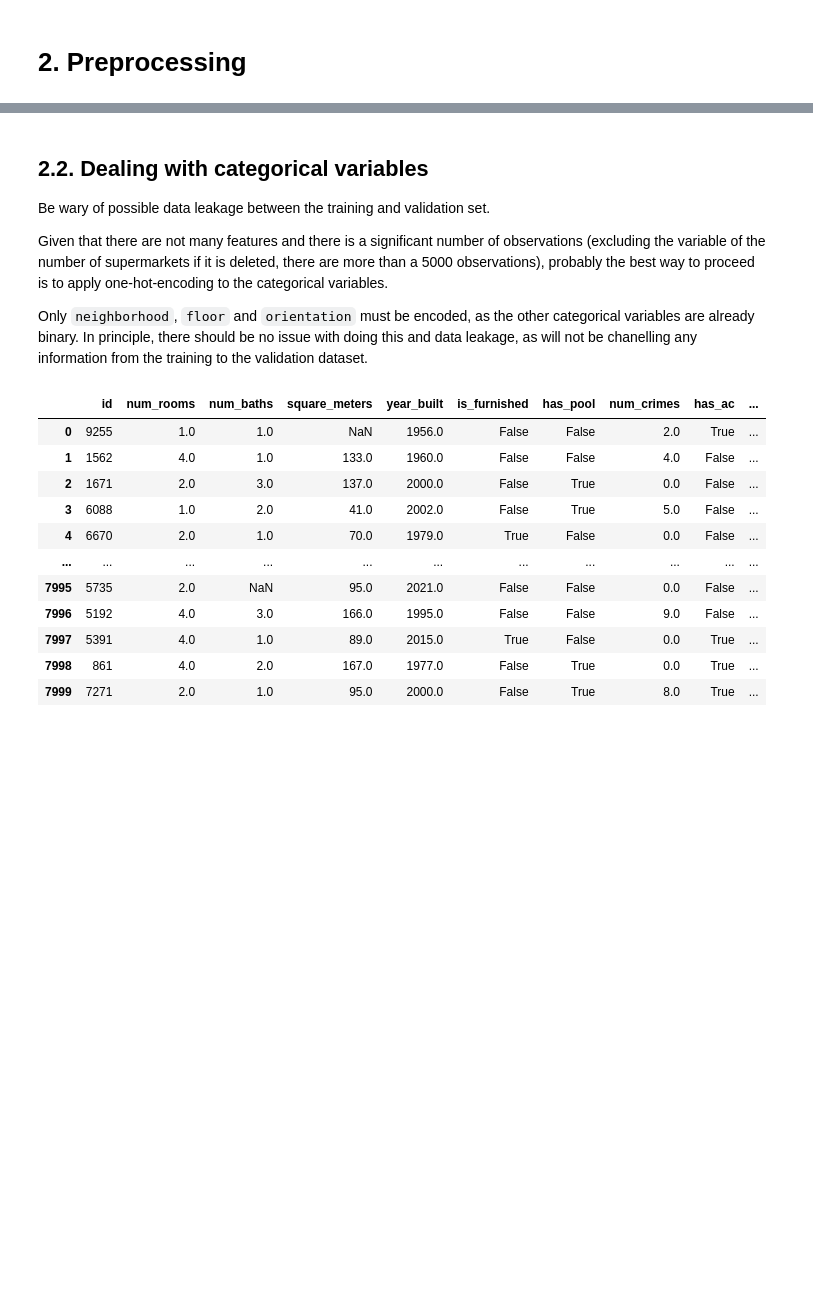
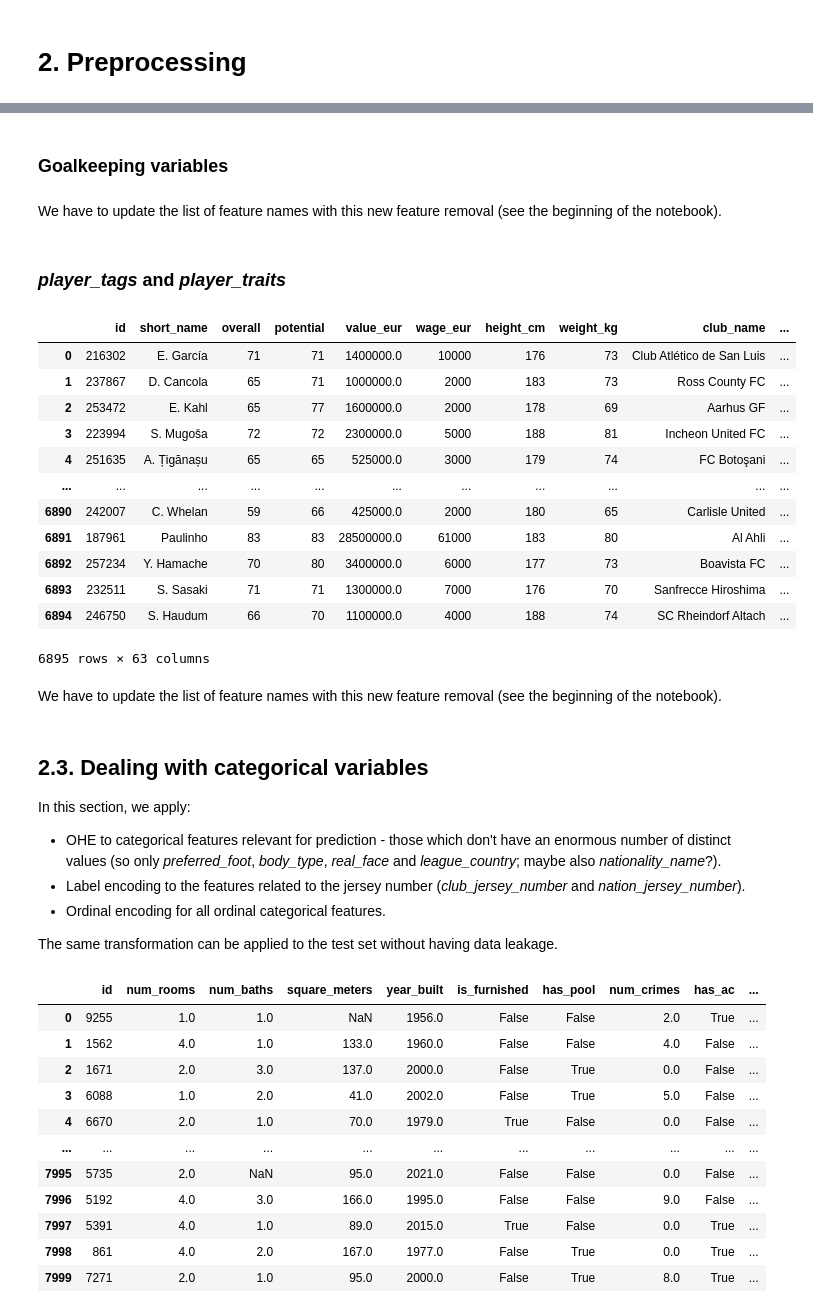
Before and after one commit to simonvellin/football_position_prediction, a Jupyter notebook: pablo/2_preprocessing.ipynb, the cells around one changed output, grey strips where cells are left out. Saved outputs shown, nothing was run; the diff lists cells and outputs as text; code cells hidden in the pictures; blank space fills up the shorter version.

```diff
--- a/pablo/2_preprocessing.ipynb
+++ b/pablo/2_preprocessing.ipynb
@@ -18,3 +15,14 @@ We import the data from the final EDA dataset:
 # %%
-df3 = pd.read_csv('1_EDA_datasets/EDA_dataset_df3.csv')
-df3
+# We import the training dataset
+df_og = pd.read_csv('../train.csv')
+
+# We create a copy of the original dataset, so that we do not have to load the dataset
+# again if we want to go back to the original one
+df = df_og.copy()
+
+# We import the training dataset
+dft_og = pd.read_csv('../test.csv')
+
+# We create a copy of the original dataset, so that we do not have to load the dataset
+# again if we want to go back to the original one
+dft = dft_og.copy()
@@ -201,0 +286,11 @@ Create features that may be useful for improving the predictions (before splitti
+# %% [markdown]
+### Goalkeeping variables
+# %%
+df_gk = df_dates.copy()
+dft_gk = dft_dates.copy()
+
+# Drop the goalkeeper columns
+## Training
+df_gk.drop(columns=['goalkeeping_diving', 'goalkeeping_handling', 'goalkeeping_kicking', 'goalkeeping_positioning', 'goalkeeping_reflexes'], inplace=True)
+## Test
+dft_gk.drop(columns=['goalkeeping_diving', 'goalkeeping_handling', 'goalkeeping_kicking', 'goalkeeping_positioning', 'goalkeeping_reflexes'], inplace=True)
@@ -202,10 +299,42 @@ Create features that may be useful for improving the predictions (before splitti
+# %% [markdown]
+We have to update the list of feature names with this new feature removal (see the beginning of the notebook).
+# %% [markdown]
+### *player_tags* and *player_traits*
+# %%
+df_notext = df_gk.copy()
+dft_notext = dft_gk.copy()
+
+# Drop the tags and traits columns
+## Training
+df_notext.drop(columns=['player_tags', 'player_traits'], inplace=True)
+## Test
+dft_notext.drop(columns=['player_tags', 'player_traits'], inplace=True)
+# %%
+df_notext
+# %% [output]
+|  | id | short_name | overall | potential | value_eur | wage_eur | height_cm | weight_kg | club_name | ... |
+| 0 | 216302 | E. García | 71 | 71 | 1400000.0 | 10000 | 176 | 73 | Club Atlético de San Luis | ... |
+| 1 | 237867 | D. Cancola | 65 | 71 | 1000000.0 | 2000 | 183 | 73 | Ross County FC | ... |
+| 2 | 253472 | E. Kahl | 65 | 77 | 1600000.0 | 2000 | 178 | 69 | Aarhus GF | ... |
+| 3 | 223994 | S. Mugoša | 72 | 72 | 2300000.0 | 5000 | 188 | 81 | Incheon United FC | ... |
+| 4 | 251635 | A. Țigănașu | 65 | 65 | 525000.0 | 3000 | 179 | 74 | FC Botoşani | ... |
+| ... | ... | ... | ... | ... | ... | ... | ... | ... | ... | ... |
+| 6890 | 242007 | C. Whelan | 59 | 66 | 425000.0 | 2000 | 180 | 65 | Carlisle United | ... |
+| 6891 | 187961 | Paulinho | 83 | 83 | 28500000.0 | 61000 | 183 | 80 | Al Ahli | ... |
+| 6892 | 257234 | Y. Hamache | 70 | 80 | 3400000.0 | 6000 | 177 | 73 | Boavista FC | ... |
+| 6893 | 232511 | S. Sasaki | 71 | 71 | 1300000.0 | 7000 | 176 | 70 | Sanfrecce Hiroshima | ... |
+| 6894 | 246750 | S. Haudum | 66 | 70 | 1100000.0 | 4000 | 188 | 74 | SC Rheindorf Altach | ... |
+6895 rows × 63 columns
+# %% [markdown]
+We have to update the list of feature names with this new feature removal (see the beginning of the notebook).
 # %% [markdown]
-## 2.2. Dealing with categorical variables
-Be wary of possible data leakage between the training and validation set.
+## 2.3. Dealing with categorical variables
+In this section, we apply:
+- OHE to categorical features relevant for prediction - those which don't have an enormous number of distinct values (so only *preferred_foot*, *body_type*, *real_face* and *league_country*; maybe also *nationality_name*?).
+- Label encoding to the features related to the jersey number (*club_jersey_number* and *nation_jersey_number*).
+- Ordinal encoding for all ordinal categorical features.
 
-Given that there are not many features and there is a significant number of observations (excluding the variable of the number of supermarkets if it is deleted, there are more than a 5000 observations), probably the best way to proceed is to apply one-hot-encoding to the categorical variables.
-
-Only `neighborhood`, `floor` and `orientation` must be encoded, as the other categorical variables are already binary. In principle, there should be no issue with doing this and data leakage, as will not be chanelling any information from the training to the validation dataset.
+The same transformation can be applied to the test set without having data leakage.
 # %%
 def ohe_join(dataframe: pd.DataFrame, variables_to_encode: list, na_column: bool):
     for column in variables_to_encode:
```
Also changed, not shown: parts of 40 cells of this notebook.
